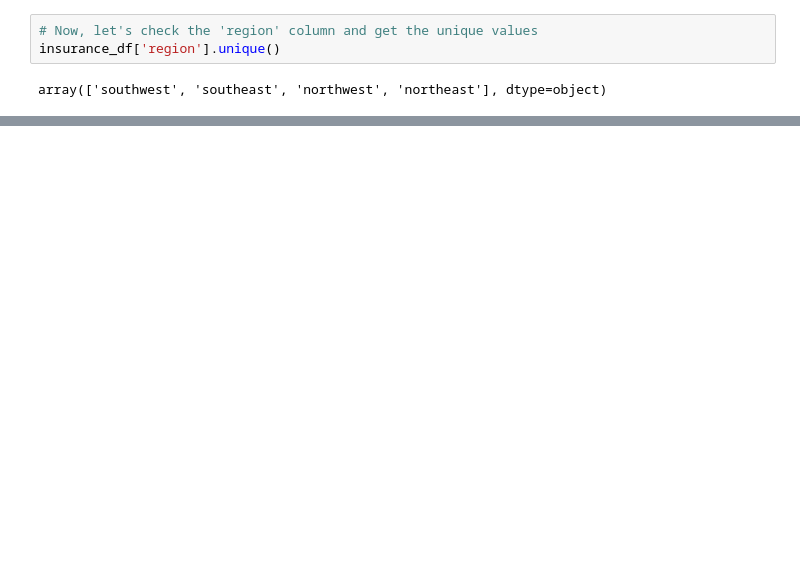
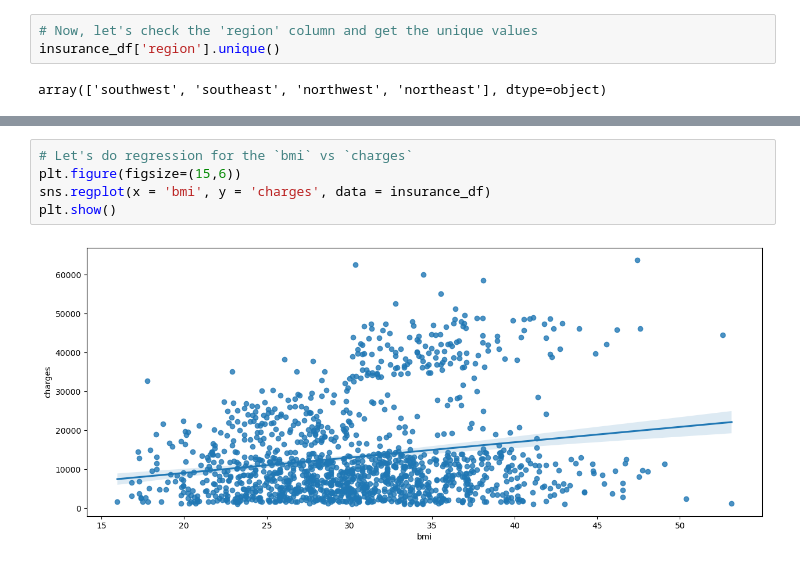
Before and after one commit to mjardinico/medical-insurance-premium, a Jupyter notebook: medical-insurance-project.ipynb, the cells around one changed output, grey strips where cells are left out. Saved outputs shown, nothing was run; the diff lists cells and outputs as text; blank space fills up the shorter version.

```diff
--- a/medical-insurance-project.ipynb
+++ b/medical-insurance-project.ipynb
@@ -204,0 +270,7 @@ region_dummies
+# %%
+# Let's do regression for the `bmi` vs `charges`
+plt.figure(figsize=(15,6))
+sns.regplot(x = 'bmi', y = 'charges', data = insurance_df)
+plt.show()
+# %% [output]
+[figure, added]
```
Also changed, not shown: parts of 34 cells of this notebook.
